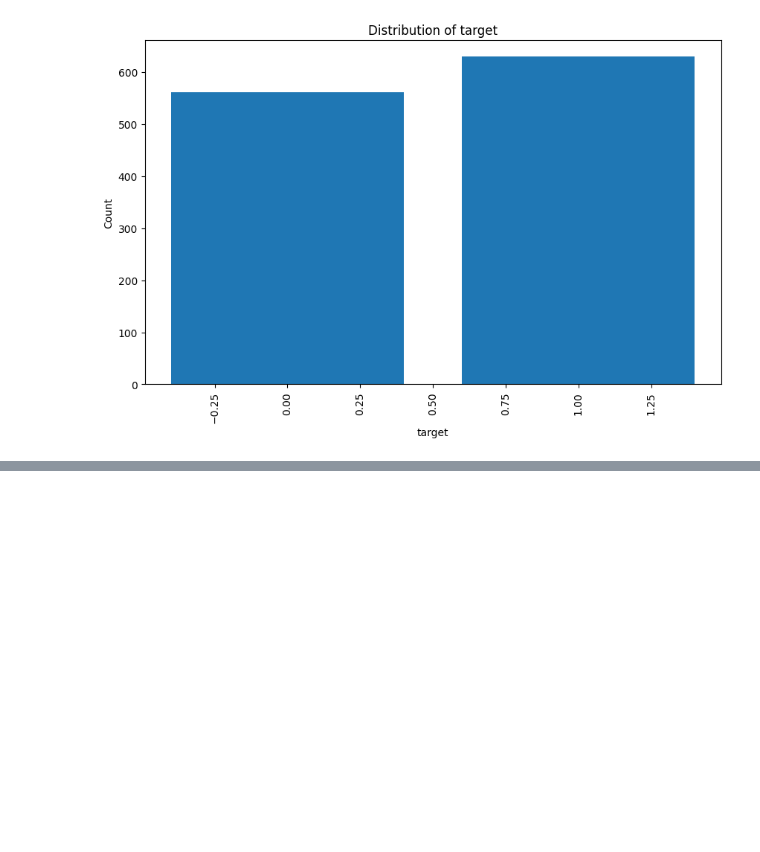
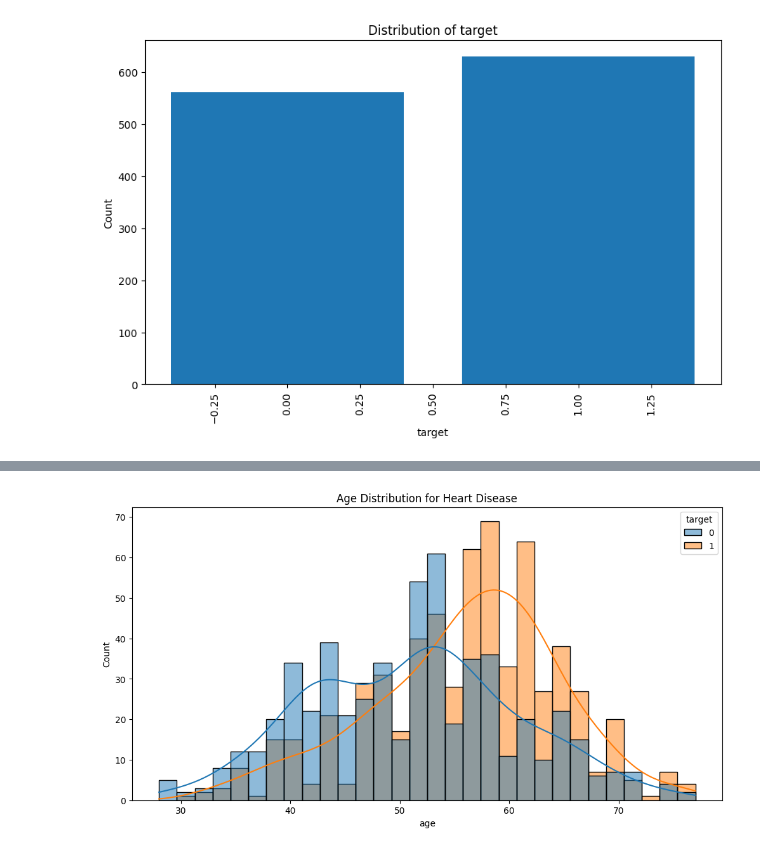
Before and after one commit to Elisabethein/DataScienceProject, a Jupyter notebook: Project.ipynb, the cells around one changed output, grey strips where cells are left out. Cells and saved outputs as stored; diff of their text form; code cells hidden in the pictures; blank space fills up the shorter version.

```diff
--- a/Project.ipynb
+++ b/Project.ipynb
@@ -50,0 +60,8 @@ for column in data.columns:
+# %%
+# Visualize the age distribution for patients with and without heart disease
+plt.figure(figsize=(12, 6))
+sns.histplot(x='age', data=data, hue='target', kde=True, bins=30)
+plt.title('Age Distribution for Heart Disease')
+plt.show()
+# %% [output]
+[figure, added]
```
Also changed, not shown: parts of 19 cells of this notebook, 1 other file.
